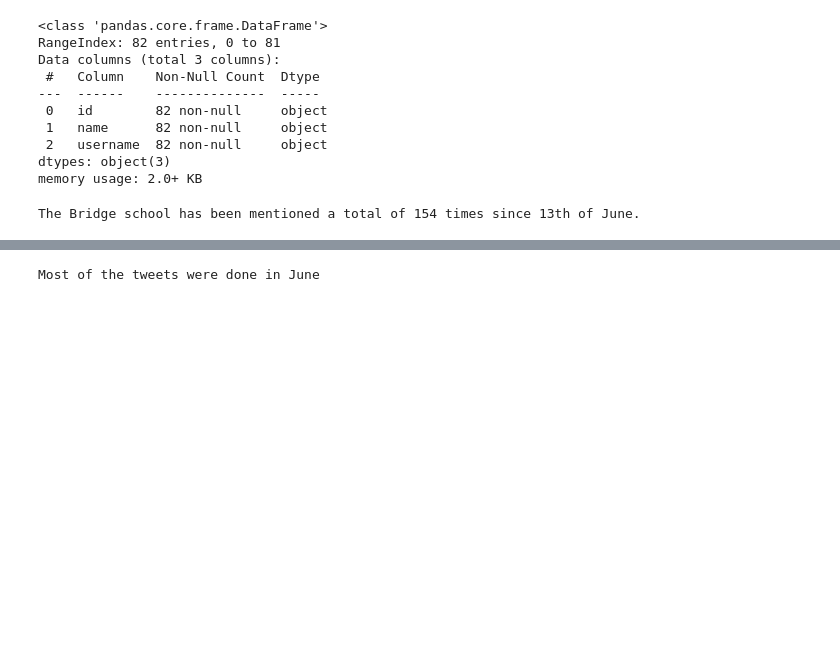
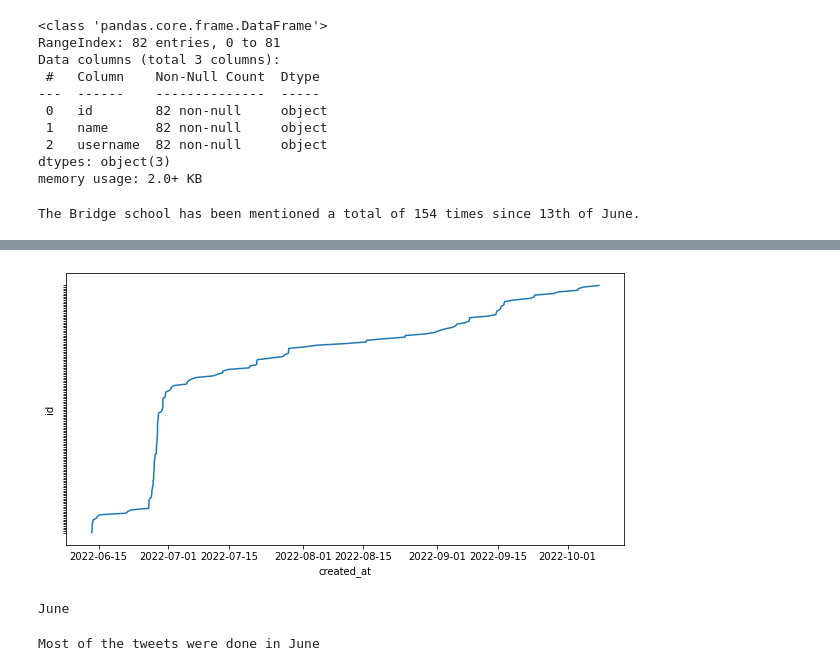
Before and after one commit to laurabarredaagusti/takehome, a Jupyter notebook: notebooks/eda.ipynb, the cells around one changed output, grey strips where cells are left out. Saved outputs shown, nothing was run; the diff lists cells and outputs as text; code cells hidden in the pictures; blank space fills up the shorter version.

```diff
--- a/notebooks/eda.ipynb
+++ b/notebooks/eda.ipynb
@@ -126,8 +170,23 @@ Number of tweets:  12
+# %%
+def lineplot(x, y, df):
+    plt.figure(figsize=(10,5))
+    plot = sns.lineplot(data=df, x=x, y=y)
+    plot.set(yticklabels=[])
+    plt.show()
+
+lineplot('created_at', 'id', df_tweets)
+# %% [output]
+[figure, added]
 # %%
-month_with_most_tweets = df_tweets['month'].value_counts().idxmax()
+month_with_most_tweets = df_tweets['created_at'].dt.month.value_counts().idxmax()
 
 datetime_object = datetime.datetime.strptime(str(month_with_most_tweets), "%m")
+
 month_name = datetime_object.strftime("%B")
+
+print(month_name)
+# %% [output]
+June
 # %%
 print('Most of the tweets were done in', month_name)
 # %% [output]
```
Also changed, not shown: parts of 40 cells of this notebook, 2 other files.
